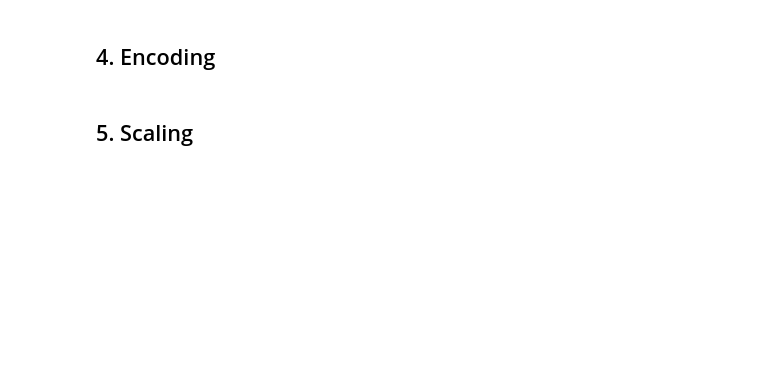
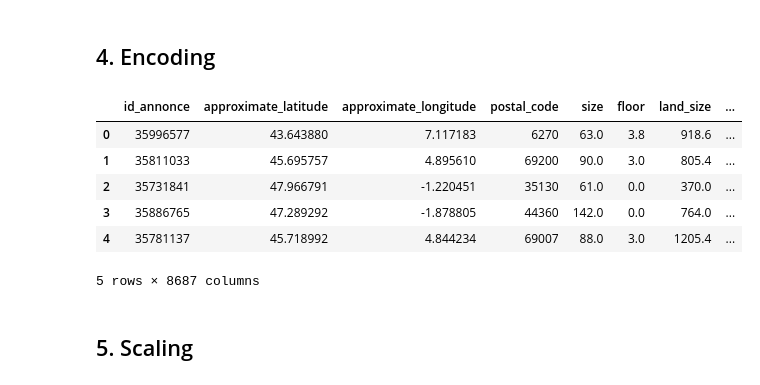
Before and after one commit to Abdellah-Laassairi/real-estate-price-prediction, a Jupyter notebook: nootebook.ipynb, the cells around one changed output. Cells and saved outputs as stored; diff of their text form; code cells hidden in the pictures; blank space fills up the shorter version.

```diff
--- a/nootebook.ipynb
+++ b/nootebook.ipynb
@@ -278,4 +338,16 @@ dtype: int64
 # %% [markdown]
 ## 4. Encoding
+# %%
+X_train_final = pd.get_dummies(X_train)
+# %%
+X_train_final.head()
+# %% [output]
+|  | id_annonce | approximate_latitude | approximate_longitude | postal_code | size | floor | land_size | ... |
+| 0 | 35996577 | 43.643880 | 7.117183 | 6270 | 63.0 | 3.8 | 918.6 | ... |
+| 1 | 35811033 | 45.695757 | 4.895610 | 69200 | 90.0 | 3.0 | 805.4 | ... |
+| 2 | 35731841 | 47.966791 | -1.220451 | 35130 | 61.0 | 0.0 | 370.0 | ... |
+| 3 | 35886765 | 47.289292 | -1.878805 | 44360 | 142.0 | 0.0 | 764.0 | ... |
+| 4 | 35781137 | 45.718992 | 4.844234 | 69007 | 88.0 | 3.0 | 1205.4 | ... |
+5 rows × 8687 columns
 # %% [markdown]
 ## 5. Scaling
```
Also changed, not shown: parts of 9 cells of this notebook.
